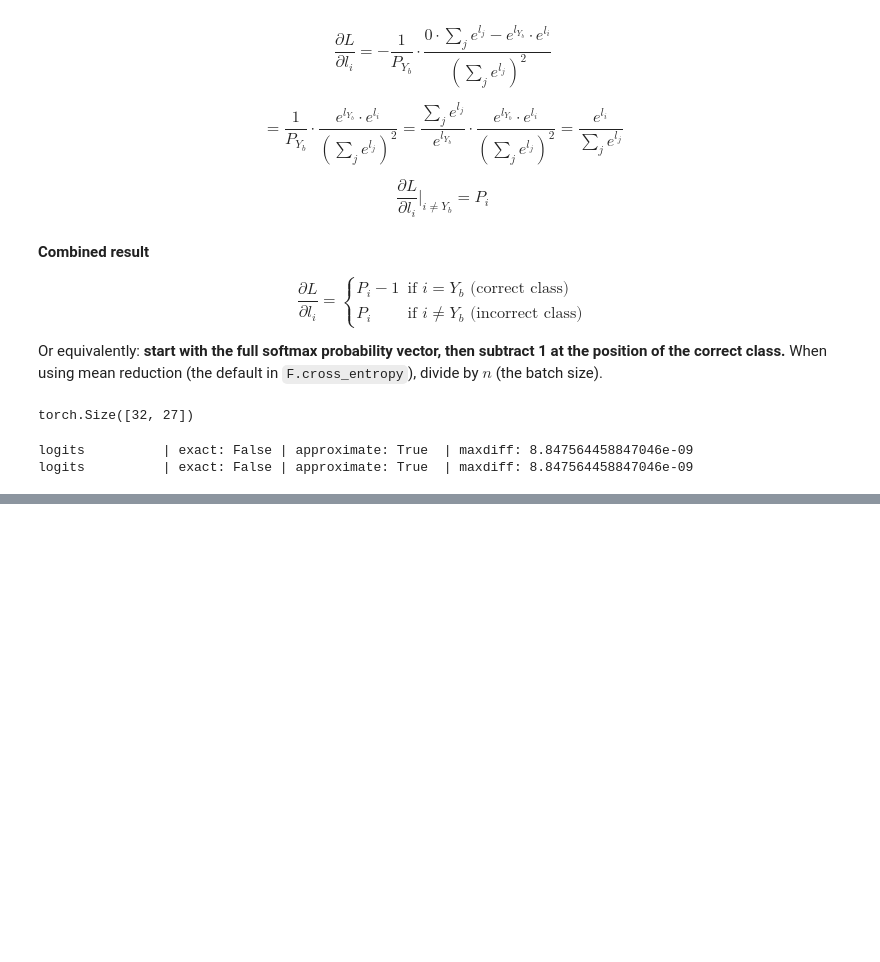
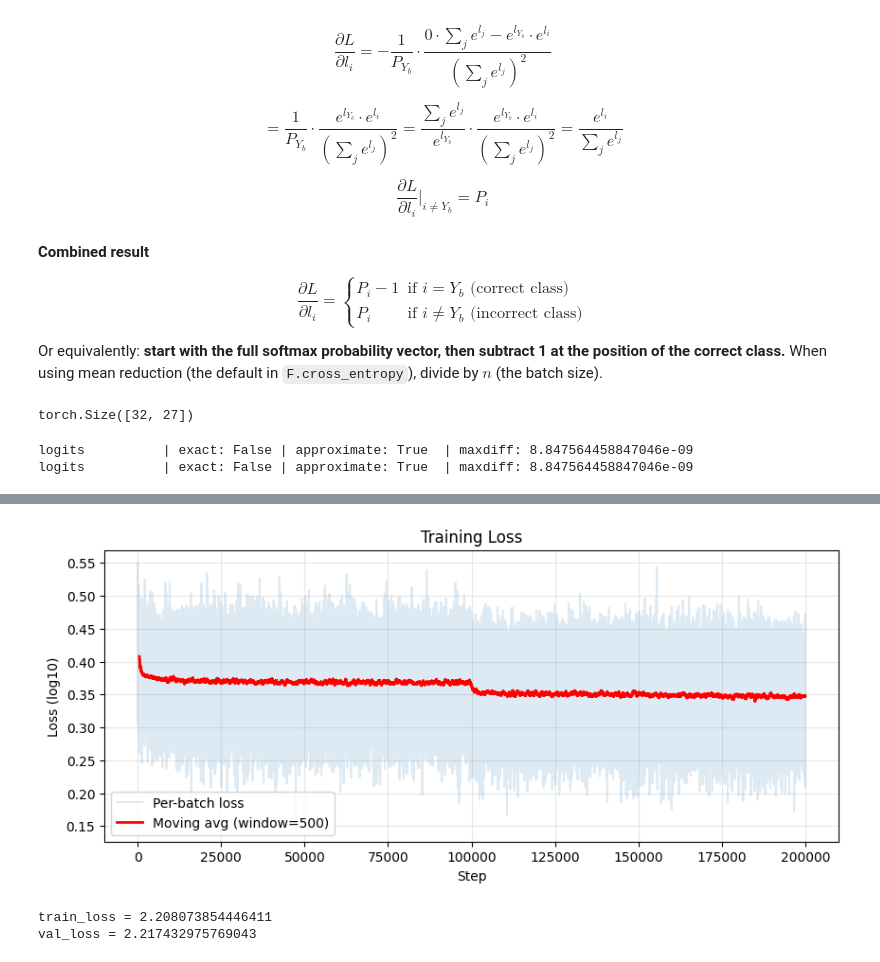
Before and after one commit to kshitijg92/karpathy-zero-to-hero-deep-work, a Jupyter notebook: lesson_5_backprop_ninja/backprop_ninja.ipynb, the cells around one changed output, grey strips where cells are left out. Drawn from its saved outputs; the diff is of its cells as text; code cells hidden in the pictures; blank space fills up the shorter version.

```diff
--- a/lesson_5_backprop_ninja/backprop_ninja.ipynb
+++ b/lesson_5_backprop_ninja/backprop_ninja.ipynb
@@ -1511,0 +1696,5 @@ This same principle of kernel fusion is exactly what **Flash Attention** does fo
+# %%
+dhprebn = bngain * bnvar_inv / n * (n * dhpreact - dhpreact.sum(0, keepdim=True)
+          - n/(n-1) * bnraw * (dhpreact * bnraw).sum(0, keepdim=True))
+
+cmp('hprebn', dhprebn, hprebn)
@@ -1511,0 +1719,13 @@ This same principle of kernel fusion is exactly what **Flash Attention** does fo
+# %%
+# Re-initialize parameters for training
+embed_dim = 10
+n_hidden = 64
+n = batch_size = 32
+
+C, W1, b1, W2, b2, bngain, bnbias = get_params(embed_dim, block_size, n_hidden)
+parameters = [C, W1, b1, W2, b2, bngain, bnbias]
+print(f"Total parameters: {sum(p.nelement() for p in parameters)}")
+
+max_steps = 200000
+lossi = []
+lr = 1.0
@@ -1511,0 +1826,4 @@ This same principle of kernel fusion is exactly what **Flash Attention** does fo
+# %%
+# useful for checking your gradients
+for p,g in zip(parameters, grads):
+  cmp(str(tuple(p.shape)), g, p)
@@ -1511,0 +1927,22 @@ This same principle of kernel fusion is exactly what **Flash Attention** does fo
+# %%
+def plot_loss(lossi):
+    # Plot training loss over time
+    plt.figure(figsize=(10, 4))
+    stepi = list(range(len(lossi)))
+    plt.plot(stepi, lossi, alpha=0.15, color='tab:blue', label='Per-batch loss')
+
+    # Moving average (window of 500 steps) to show the trend clearly
+    window = 500
+    moving_avg = torch.tensor(lossi).unfold(0, window, 1).mean(dim=1)
+    plt.plot(stepi[window-1:], moving_avg, color='red', linewidth=2, label=f'Moving avg (window={window})')
+
+    plt.xlabel('Step')
+    plt.ylabel('Loss (log10)')
+    plt.title('Training Loss')
+    plt.legend()
+    plt.grid(True, alpha=0.3)
+    plt.show()
+
+plot_loss(lossi)
+# %% [output]
+[figure, added]
@@ -1511,0 +1961,26 @@ This same principle of kernel fusion is exactly what **Flash Attention** does fo
+# %%
+# now we can use these during our evaluation/inference
+@torch.no_grad()
+def eval_loss(X, Y, params):
+    C, W1, b1, W2, b2, bngain, bnbias = params
+
+    emb = C[X]
+    emb_cat = emb.view(emb.shape[0], -1)
+
+    hpreact = emb_cat @ W1 + b1
+    hpreact = (hpreact - bnmean) / bnstd
+    hpreact = hpreact*bngain + bnbias
+
+    h = torch.tanh(hpreact)
+    logits = h @ W2 + b2
+    loss = F.cross_entropy(logits, Y)
+    return loss.item()
+
+train_loss = eval_loss(Xtr, Ytr, parameters)
+val_loss = eval_loss(Xdev, Ydev, parameters)
+
+print(f"{train_loss = }")
+print(f"{val_loss = }")
+# %% [output]
+train_loss = 2.208073854446411
+val_loss = 2.217432975769043
```
Also changed, not shown: parts of 20 cells of this notebook.
